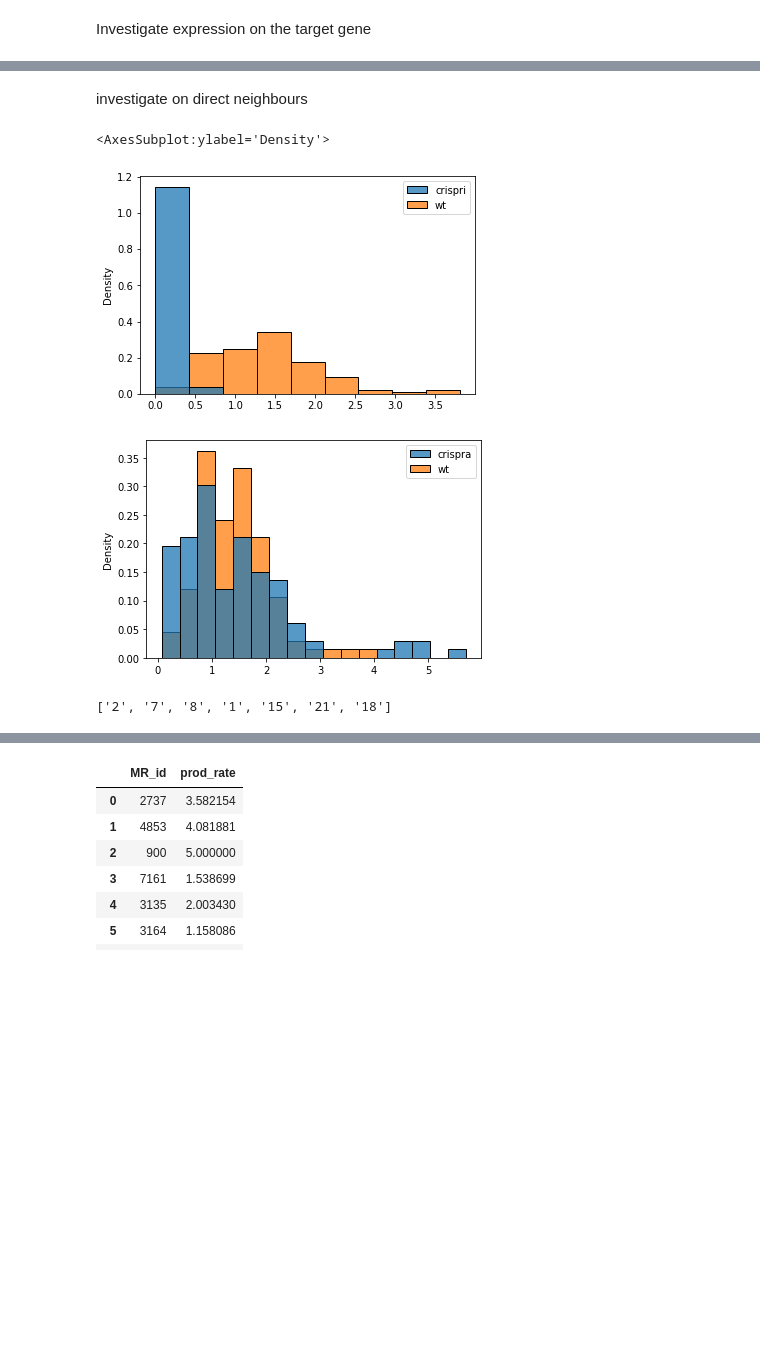
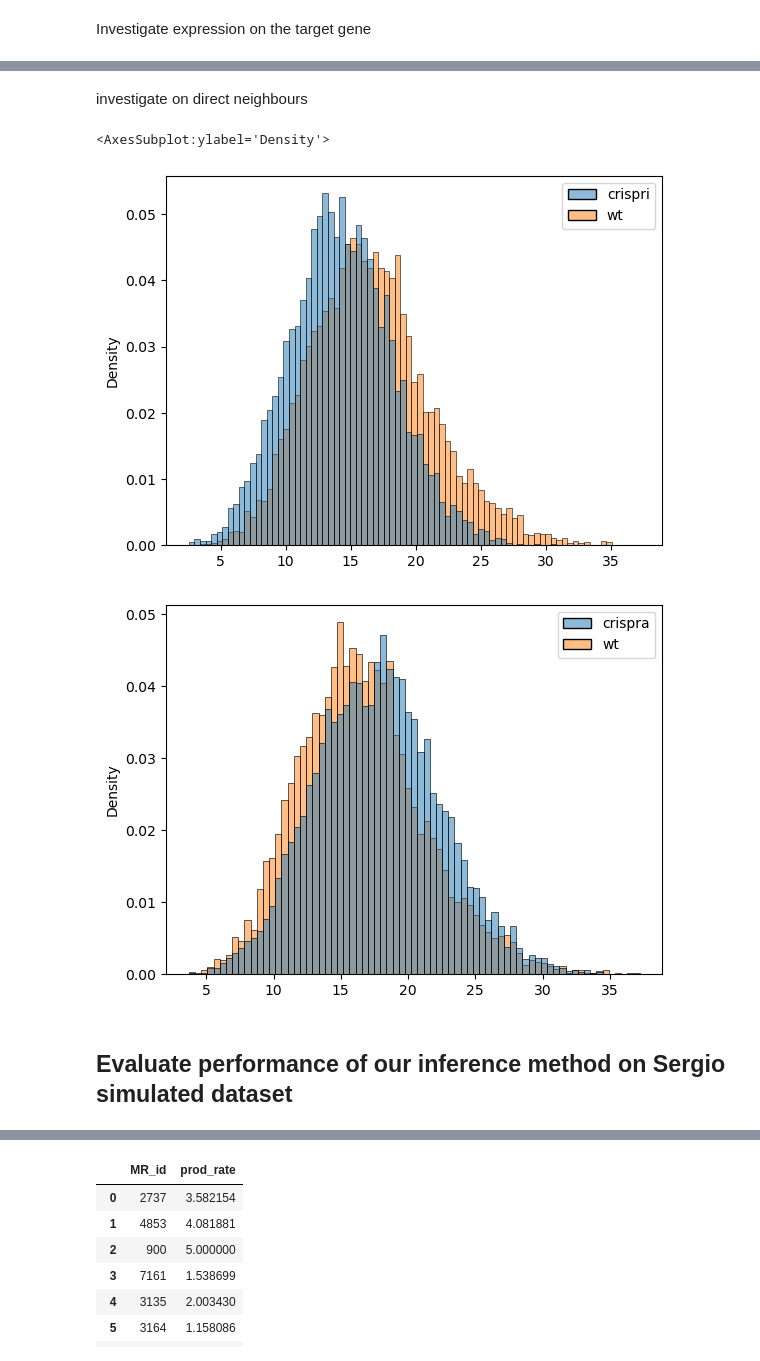
Before and after one commit to PayamDiba/SERGIO, a Jupyter notebook: perturbation.ipynb, the cells around one changed output, grey strips where cells are left out. Cells and saved outputs as stored; diff of their text form; code cells hidden in the pictures; blank space fills up the shorter version.

```diff
--- a/perturbation.ipynb
+++ b/perturbation.ipynb
@@ -31,3 +48,5 @@ pert = perturbation().load('pert_34_1000')
+# %%
+pert = perturbation().load(nGenes=70,nCells=10000)
 # %%
 G = pert.G
 store = pert.store
@@ -52,5 +83,5 @@ draw network containing 'gene_view', its successors and they other parents
 # %%
-gene_view = '11'#gene_list[1]
+gene_view = '54'#gene_list[1]
 
 print(gene_view)
 
@@ -88,19 +130,36 @@ sns.histplot(a,stat='density')
-# %% [markdown]
-investigate on direct neighbours
+# %% [markdown]
+investigate on direct neighbours
 # %%
 i = np.arange(len(gene_list))[np.array(gene_list)==gene_view][0]# take the index of gene_view
-j = np.arange(len(gene_list))[np.array(gene_list)=='3'][0]#take the index of one of the genes neighbouring gene_view
+j = np.arange(len(gene_list))[np.array(gene_list)=='5'][0]#take the index of one of the genes neighbouring gene_view
 #j = i
 a = pd.DataFrame({'crispri':store[0,i,j],'wt':wt[j]})
 sns.histplot(a,stat='density')
 plt.figure()
 a = pd.DataFrame({'crispra':store[1,i,j],'wt':wt[j]})
 sns.histplot(a,stat='density')
 # %% [output]
 <AxesSubplot:ylabel='Density'>
-[figure, old version]
+[figure, new version]
-[figure, old version]
+[figure, new version]
+# %% [markdown]
+## Evaluate performance of our inference method on Sergio simulated dataset
 # %%
-pd.DataFrame(G.in_edges('9',data = True))
+class pseudobulk():
+    def __init__(self) -> None:
+        pass
+    def mean(self,store,wt):
+        self.crispri,self.crispra = store.mean(axis = 3)
+        self.wt = wt.mean(axis=1)
+        return self
+    def normalise(self):
+        def transformation(x):
+            return 1-np.exp(-x)
+        normalised = pseudobulk() # create a copy of the current instance
+        normalised.crispri = transformation(self.crispri)
+        normalised.crispra = transformation(self.crispra)
+        normalised.wt = transformation(self.wt)
+        return normalised
+
+pseudo = pseudobulk().mean(store,wt)
+pseudo =  pseudo.normalise()
-# %% [output]
-['2', '7', '8', '1', '15', '21', '18']
```
Also changed, not shown: parts of 27 cells of this notebook, 3 other files.
